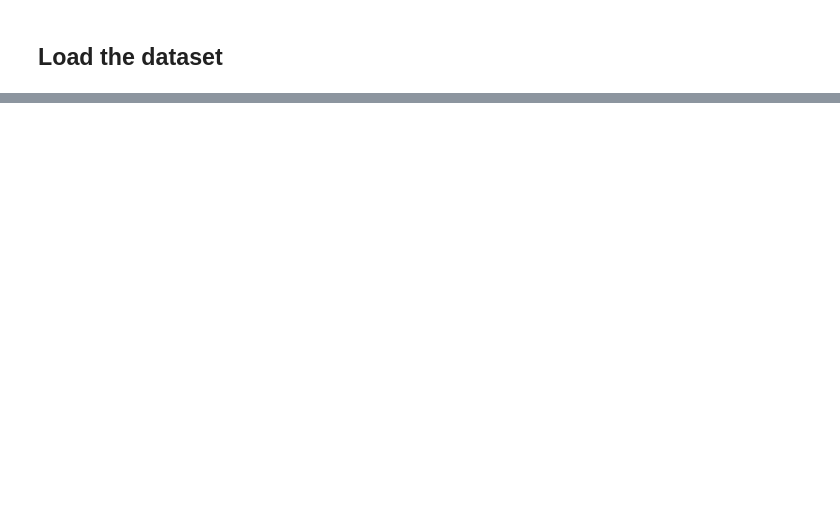
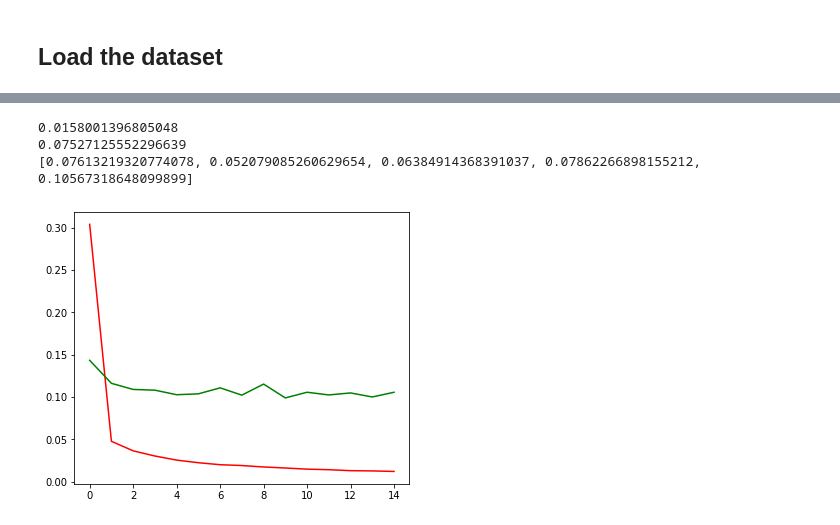
Before and after one commit to Khoality-dev/The-Expression, a Jupyter notebook: Model/model.ipynb, the cells around one changed output, grey strips where cells are left out. Cells and saved outputs as stored; diff of their text form; code cells hidden in the pictures; blank space fills up the shorter version.

```diff
--- a/Model/model.ipynb
+++ b/Model/model.ipynb
@@ -77,21 +232,19 @@ data, targets = shuffle(data, targets)
-# %%
-learning_rate = 0.0001
-epochs = 30
-batch_size = 64
-
-callbacks = [EarlyStopping(monitor='val_loss', patience=2),
-             ModelCheckpoint(filepath='../models/grayImagesModel.h5', monitor='val_loss', save_best_only=True)]
 # %%
 kf = KFold(n_splits=5)
 
 loss = []
 val_loss = []
 
-for train_index, val_index in kf.split(data):
+es = EarlyStopping(monitor='val_loss', patience=5, mode='min', restore_best_weights=True)
+# mc = ModelCheckpoint('models/best_model.h5', monitor='val_loss', mode='min', save_best_only=True)
+
+i = 0
+
+for train_index, val_index in kf.split(train_data):
 
     model = Sequential()
 
-    model.add(Conv2D(16, kernel_size=(3,3), activation='relu',input_shape=(64,64,1), padding='same'))
+    model.add(Conv2D(16, kernel_size=(3,3), activation='relu',input_shape=(W,H,3), padding='same'))
     model.add(BatchNormalization())
     model.add(Conv2D(16, kernel_size=(3,3), activation='relu', padding='same'))
     model.add(BatchNormalization())
@@ -115,20 +268,28 @@ for train_index, val_index in kf.split(data):
     model.add(Dense(512, activation='relu'))
     model.add(Dropout(0.25))
 
-    model.add(Dense(1024, activation='relu'))
+    model.add(Dense(256, activation='relu'))
     model.add(Dropout(0.4))
 
     model.add(Dense(2, activation='linear'))
 
-    model.compile(loss = 'mse', optimizer = Adam(learning_rate))
+    model.compile(loss = 'mse', metrics=[tf.keras.metrics.RootMeanSquaredError()], optimizer = Adam(learning_rate))
 
-    x_train = data[train_index][:,:,:,0]
-    y_train = targets[train_index]
-    x_val = data[val_index][:,:,:,0]
-    y_val = targets[val_index]
+    x_train = train_data[train_index]
+    y_train = train_targets[train_index]
 
-    history = model.fit(x_train, y_train, epochs=epochs, batch_size=batch_size, callbacks=[callbacks], verbose=1, validation_data= (x_val, y_val))
+    x_val = train_data[val_index]
+    y_val = train_targets[val_index]/10.0
+
+    x_train = np.array(x_train)
+    y_train = np.array(y_train)/10.0
+
+    # Training step
+    history = model.fit(x_train, y_train, epochs=epochs, batch_size=batch_size, callbacks=es, verbose=1, validation_data=(x_val, y_val), shuffle=True)
 
     loss.append(history.history['loss'][-1])
     val_loss.append(history.history['val_loss'][-1])
+
+    model.save('models/grayImagesModel_' + str(i) + '.h5')
+    i=i+1
 # %% [output]
@@ -137,3 +313,17 @@ KeyboardInterrupt:
 # %%
 print(np.mean(loss))
 print(np.mean(val_loss))
+print(val_loss)
+# %% [output]
+0.0158001396805048
+0.07527125552296639
+[0.07613219320774078, 0.052079085260629654, 0.06384914368391037, 0.07862266898155212, 0.10567318648099899]
+# %%
+plt.figure(figsize=(6, 5))
+# training loss
+plt.plot(history.history['loss'], color='r')
+#validation loss
+plt.plot(history.history['val_root_mean_squared_error'], color='g')
+plt.show()
+# %% [output]
+[figure, added]
```
Also changed, not shown: parts of 81 cells of this notebook.
